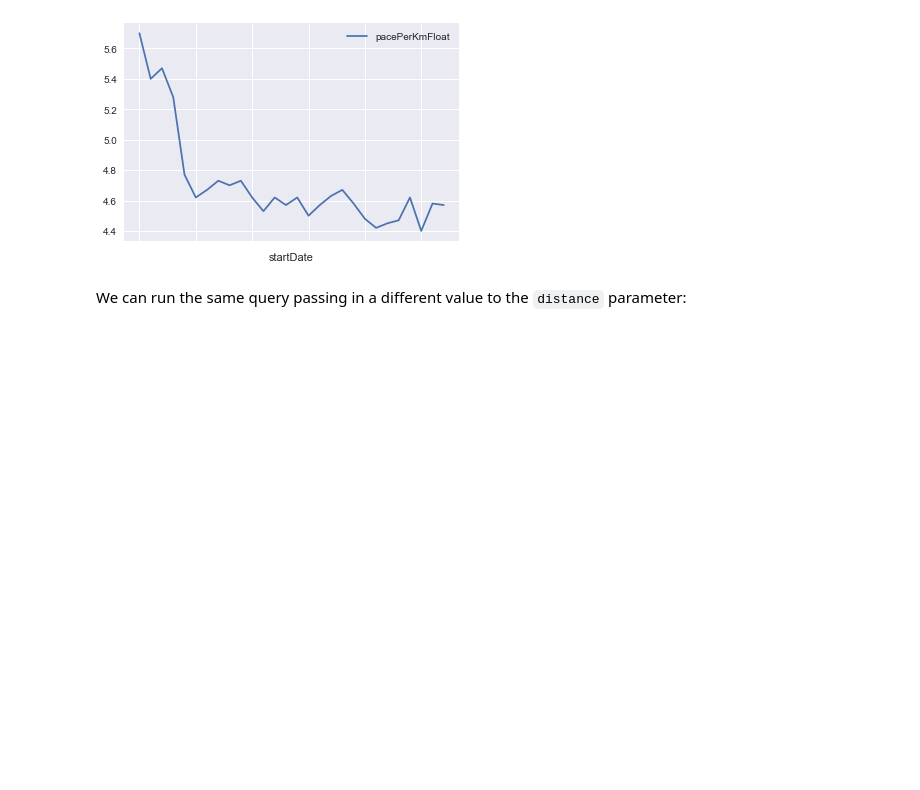
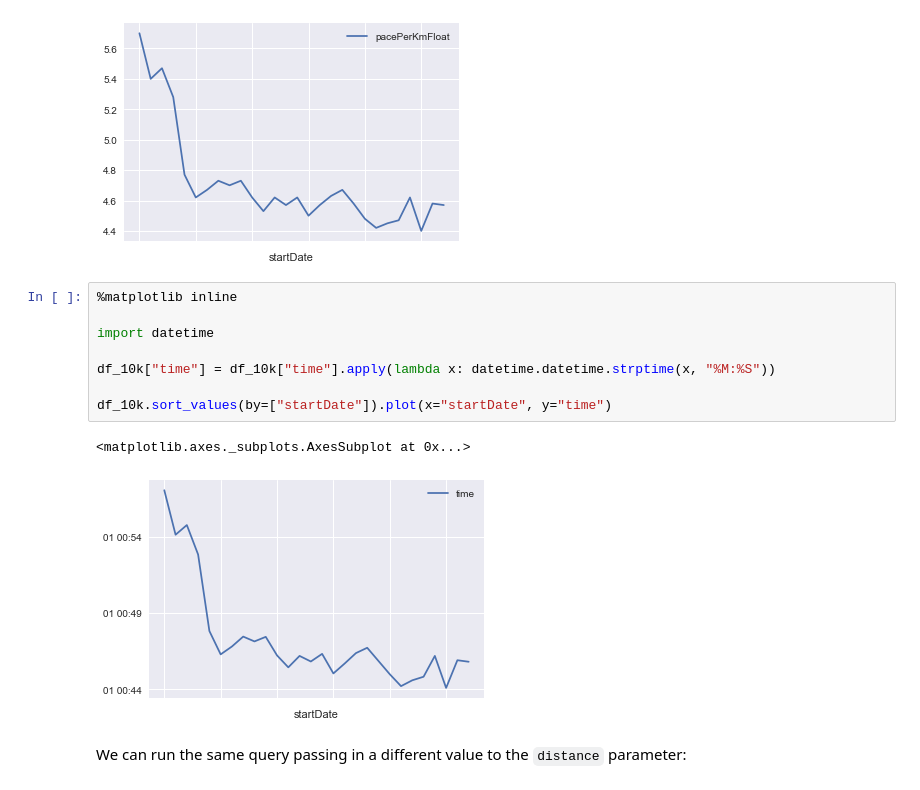
Before and after one commit to mneedham/strava, a Jupyter notebook: Strava.ipynb, the cells around one changed output. Saved outputs shown, nothing was run; the diff lists cells and outputs as text; blank space fills up the shorter version.

```diff
--- a/Strava.ipynb
+++ b/Strava.ipynb
@@ -220,6 +220,17 @@ df_10k.sort_values(by=["startDate"]).plot(x="startDate", y="pacePerKmFloat")
 # %% [output]
 <matplotlib.axes._subplots.AxesSubplot at 0x...>
 [figure]
+# %%
+%matplotlib inline
+
+import datetime
+
+df_10k["time"] = df_10k["time"].apply(lambda x: datetime.datetime.strptime(x, "%M:%S"))
+
+df_10k.sort_values(by=["startDate"]).plot(x="startDate", y="time")
+# %% [output]
+<matplotlib.axes._subplots.AxesSubplot at 0x...>
+[figure, added]
 # %% [markdown]
 We can run the same query passing in a different value to the `distance` parameter:
 # %%
```
Also changed, not shown: parts of 4 cells of this notebook.
